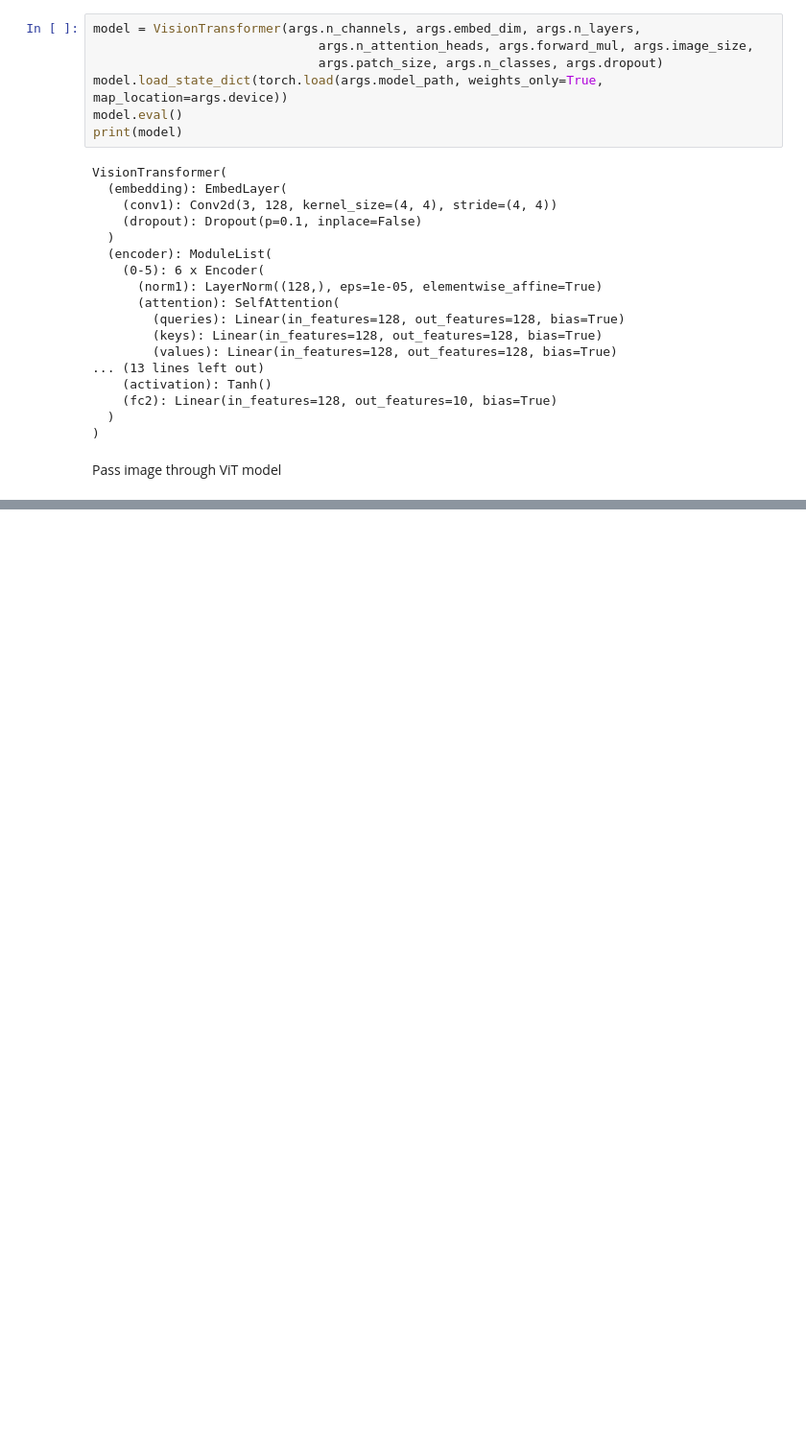
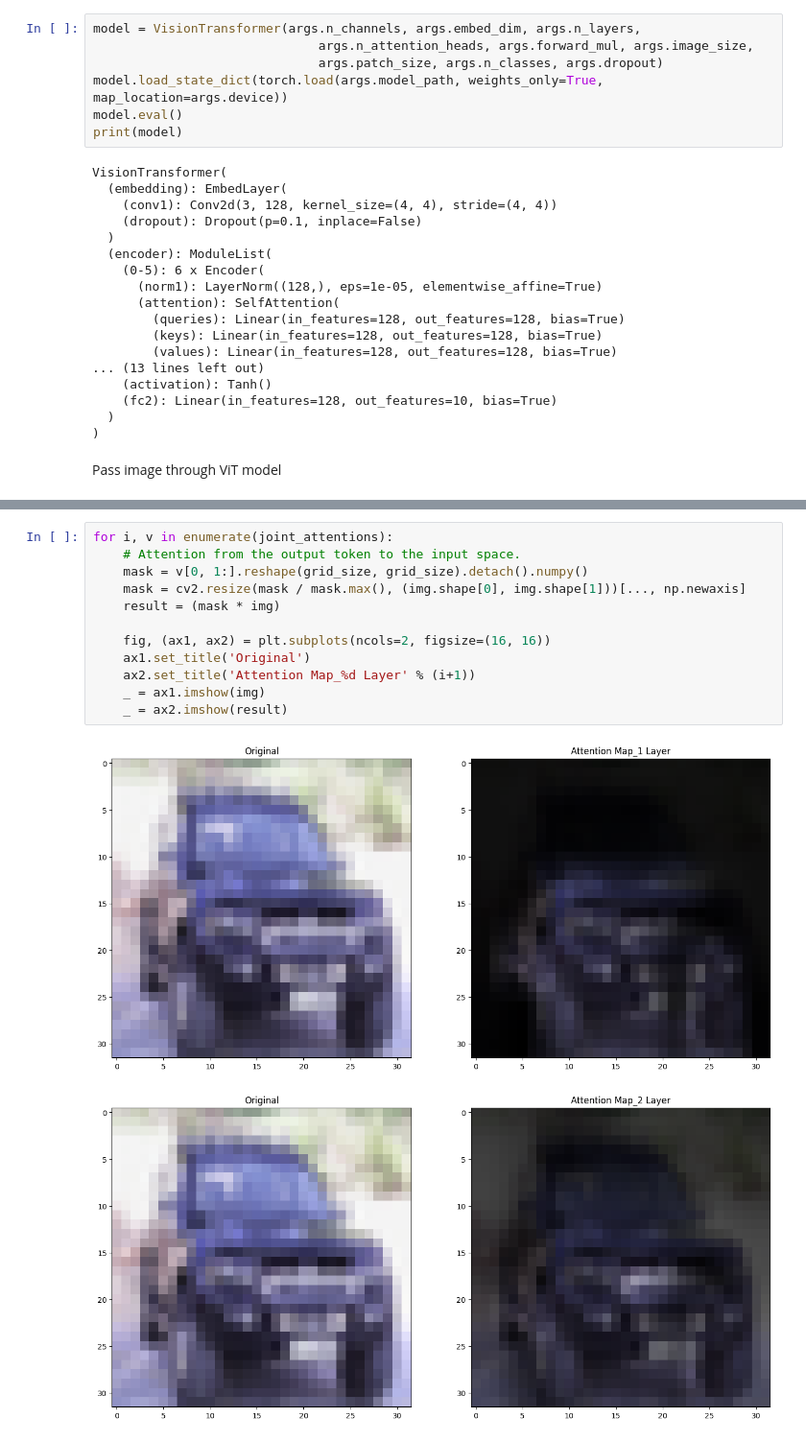
Before and after one commit to nick8592/ViT-Classification-CIFAR10, a Jupyter notebook: visualize_atteniton_map.ipynb, the cells around one changed output, grey strips where cells are left out. Shown at 96% size. Cells and saved outputs as stored; diff of their text form; blank space fills up the shorter version.

```diff
--- a/visualize_atteniton_map.ipynb
+++ b/visualize_atteniton_map.ipynb
@@ -121,0 +173,15 @@ Create folder for attention map output
+# %%
+for i, v in enumerate(joint_attentions):
+    # Attention from the output token to the input space.
+    mask = v[0, 1:].reshape(grid_size, grid_size).detach().numpy()
+    mask = cv2.resize(mask / mask.max(), (img.shape[0], img.shape[1]))[..., np.newaxis]
+    result = (mask * img)
+
+    fig, (ax1, ax2) = plt.subplots(ncols=2, figsize=(16, 16))
+    ax1.set_title('Original')
+    ax2.set_title('Attention Map_%d Layer' % (i+1))
+    _ = ax1.imshow(img)
+    _ = ax2.imshow(result)
+# %% [output]
+[figure, added]
+[figure, added]
```
Also changed, not shown: parts of 10 cells of this notebook.
